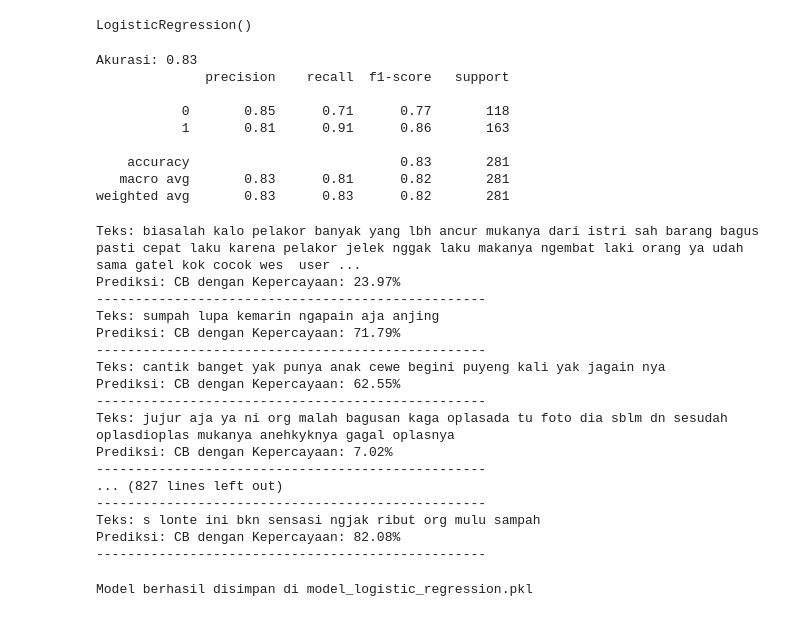
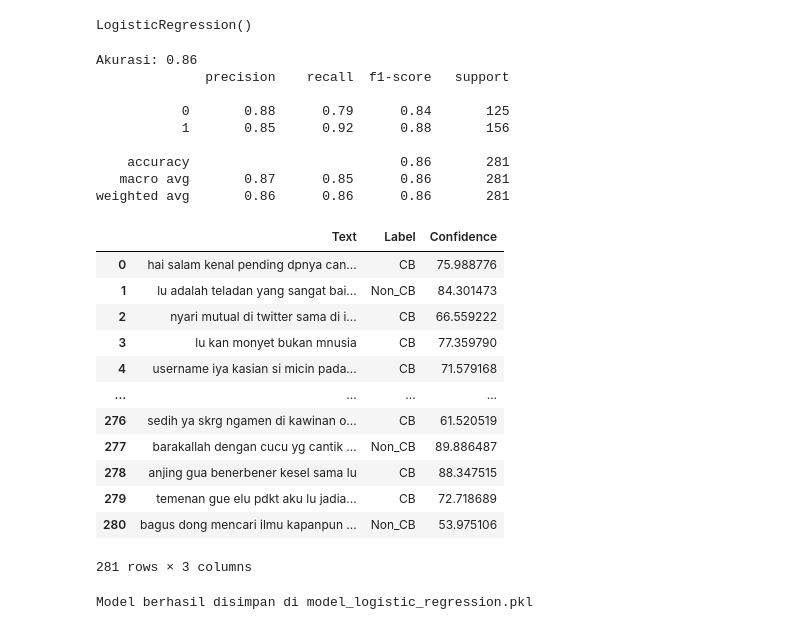
Before and after one commit to MuhammadBagoesA/Cyber-Bullying-Detector, a Jupyter notebook: Model/CB_Detector.ipynb, the cells around one changed output. Saved outputs shown, nothing was run; the diff lists cells and outputs as text; code cells hidden in the pictures.

Commit message:
added data to dataframe

```diff
--- a/Model/CB_Detector.ipynb
+++ b/Model/CB_Detector.ipynb
@@ -36,7 +36,7 @@ Successfully installed aiohappyeyeballs-2.4.3 aiohttp-3.10.9 aiosignal-1.3.1 asy
 # %%
 import pandas as pd
 
-poetry = pd.read_csv('merged_data.tsv', sep='\t', encoding='ISO-8859-1').drop(columns="no")
+poetry = pd.read_csv('data/merged_data.tsv', sep='\t', encoding='ISO-8859-1').drop(columns="no")
 
 print(poetry)
 # %% [output]
@@ -141,6 +141,7 @@ from sklearn.metrics import classification_report, accuracy_score
 
 # Melakukan prediksi pada data pengujian
 y_pred = model.predict(X_test_vec)
+y_pred_proba = model.predict_proba(X_test_vec)
 
 # Menghitung akurasi
 accuracy = accuracy_score(y_test, y_pred)
@@ -149,40 +150,46 @@ print(f"Akurasi: {accuracy:.2f}")
 # Menampilkan laporan klasifikasi
 print(classification_report(y_test, y_pred))
 # %% [output]
-Akurasi: 0.83
+Akurasi: 0.86
               precision    recall  f1-score   support
 
-           0       0.85      0.71      0.77       118
-           1       0.81      0.91      0.86       163
+           0       0.88      0.79      0.84       125
+           1       0.85      0.92      0.88       156
 
-    accuracy                           0.83       281
-   macro avg       0.83      0.81      0.82       281
-weighted avg       0.83      0.83      0.82       281
+    accuracy                           0.86       281
+   macro avg       0.87      0.85      0.86       281
+weighted avg       0.86      0.86      0.86       281
 # %%
+results = []
+
 for i in range(len(X_test)):
-    print(f"Teks: {X_test.iloc[i]}")
+    teks = X_test.iloc[i]
     pred_label = 'CB' if y_pred[i] == 1 else 'Non_CB'
-    confidence = y_pred_proba[i] if y_pred[i] == 1 else 1 - y_pred_proba[i]
-    print(f"Prediksi: {pred_label} dengan Kepercayaan: {confidence*100:.2f}%")
-    print("-" * 50)
+    confidence = y_pred_proba[i][1] if y_pred[i] == 1 else 1 - y_pred_proba[i][1]
+
+    results.append({
+        'Text': teks,
+        'Label': pred_label,
+        'Confidence': confidence * 100
+    })
+
+results_df = pd.DataFrame(results)
-# %% [output]
-Teks: biasalah kalo pelakor banyak yang lbh ancur mukanya dari istri sah barang bagus pasti cepat laku karena pelakor jelek nggak laku makanya ngembat laki orang ya udah sama gatel kok cocok wes  user ...
-Prediksi: CB dengan Kepercayaan: 23.97%
---------------------------------------------------
-Teks: sumpah lupa kemarin ngapain aja anjing
-Prediksi: CB dengan Kepercayaan: 71.79%
---------------------------------------------------
-Teks: cantik banget yak punya anak cewe begini puyeng kali yak jagain nya
-Prediksi: CB dengan Kepercayaan: 62.55%
---------------------------------------------------
-Teks: jujur aja ya ni org malah bagusan kaga oplasada tu foto dia sblm dn sesudah oplasdioplas mukanya anehkyknya gagal oplasnya
-Prediksi: CB dengan Kepercayaan: 7.02%
---------------------------------------------------
-... (827 lines left out)
---------------------------------------------------
-Teks: s lonte ini bkn sensasi ngjak ribut org mulu sampah
-Prediksi: CB dengan Kepercayaan: 82.08%
---------------------------------------------------
+# %%
+results_df
+# %% [output]
+|  | Text | Label | Confidence |
+| 0 | hai salam kenal pending dpnya can... | CB | 75.988776 |
+| 1 | lu adalah teladan yang sangat bai... | Non_CB | 84.301473 |
+| 2 | nyari mutual di twitter sama di i... | CB | 66.559222 |
+| 3 | lu kan monyet bukan mnusia | CB | 77.359790 |
+| 4 | username iya kasian si micin pada... | CB | 71.579168 |
+| ... | ... | ... | ... |
+| 276 | sedih ya skrg ngamen di kawinan o... | CB | 61.520519 |
+| 277 | barakallah dengan cucu yg cantik ... | Non_CB | 89.886487 |
+| 278 | anjing gua benerbener kesel sama lu | CB | 88.347515 |
+| 279 | temenan gue elu pdkt aku lu jadia... | CB | 72.718689 |
+| 280 | bagus dong mencari ilmu kapanpun ... | Non_CB | 53.975106 |
+281 rows × 3 columns
 # %%
 import pickle
 
```
Also changed, not shown: parts of 1 cell of this notebook, 1 other file.
